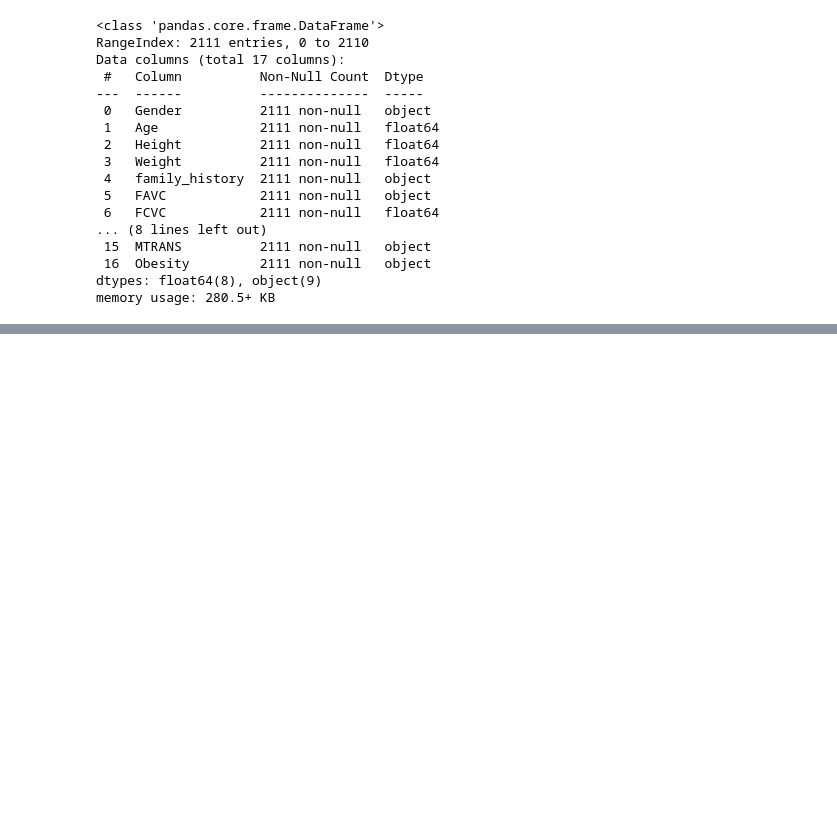
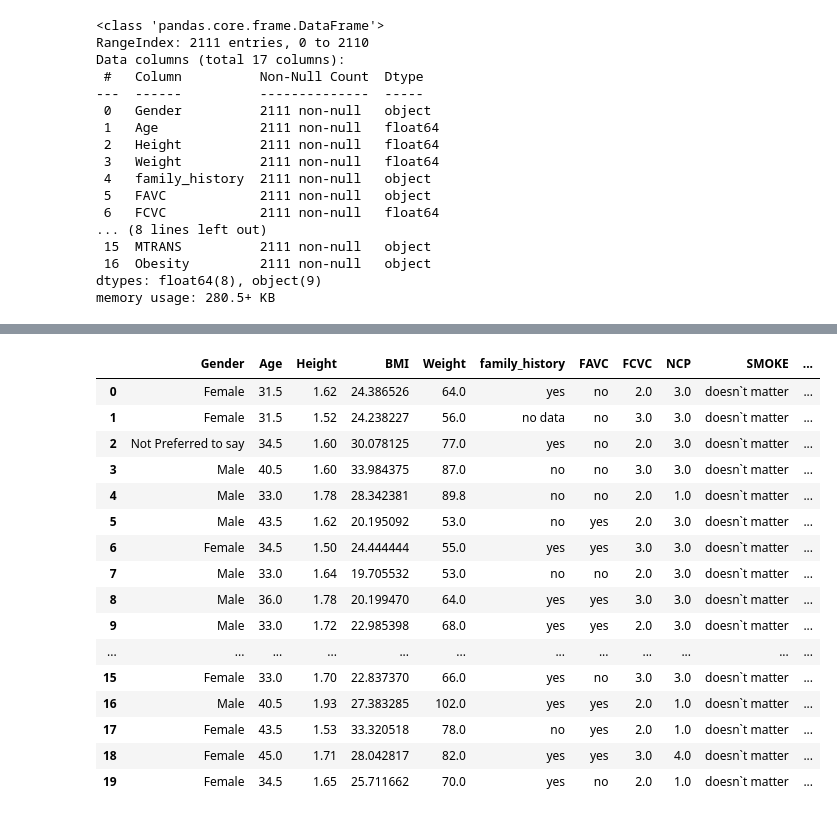
Before and after one commit to MANOJREDDY22KAKI/sample, a Jupyter notebook: PandasBasics.ipynb, the cells around one changed output, grey strips where cells are left out. Saved outputs shown, nothing was run; the diff lists cells and outputs as text; code cells hidden in the pictures; blank space fills up the shorter version.

```diff
--- a/PandasBasics.ipynb
+++ b/PandasBasics.ipynb
@@ -161,0 +566,3 @@ memory usage: 280.5+ KB
+# %%
+obesity_data['Age'] *= 2
+obesity_data.head()
@@ -161,0 +576,4 @@ memory usage: 280.5+ KB
+# %%
+import numpy as np
+obesity_data['New Age Category'] = np.where(obesity_data['Age']<33, 'Very Young', 'Not So Young')
+obesity_data.head()
@@ -161,0 +587,4 @@ memory usage: 280.5+ KB
+# %%
+BMI = obesity_data['Weight'] / (obesity_data['Height'] ** 2)
+obesity_data.insert(3, 'BMI', BMI)
+obesity_data.head()
@@ -161,0 +598,2 @@ memory usage: 280.5+ KB
+# %%
+obesity_data.drop(columns=['New Age Category'], inplace=True)
@@ -161,0 +611,20 @@ memory usage: 280.5+ KB
+# %%
+obesity_data.head(20)
+# %% [output]
+|  | Gender | Age | Height | BMI | Weight | family_history | FAVC | FCVC | NCP | SMOKE | ... |
+| 0 | Female | 31.5 | 1.62 | 24.386526 | 64.0 | yes | no | 2.0 | 3.0 | doesn`t matter | ... |
+| 1 | Female | 31.5 | 1.52 | 24.238227 | 56.0 | no data | no | 3.0 | 3.0 | doesn`t matter | ... |
+| 2 | Not Preferred to say | 34.5 | 1.60 | 30.078125 | 77.0 | yes | no | 2.0 | 3.0 | doesn`t matter | ... |
+| 3 | Male | 40.5 | 1.60 | 33.984375 | 87.0 | no | no | 3.0 | 3.0 | doesn`t matter | ... |
+| 4 | Male | 33.0 | 1.78 | 28.342381 | 89.8 | no | no | 2.0 | 1.0 | doesn`t matter | ... |
+| 5 | Male | 43.5 | 1.62 | 20.195092 | 53.0 | no | yes | 2.0 | 3.0 | doesn`t matter | ... |
+| 6 | Female | 34.5 | 1.50 | 24.444444 | 55.0 | yes | yes | 3.0 | 3.0 | doesn`t matter | ... |
+| 7 | Male | 33.0 | 1.64 | 19.705532 | 53.0 | no | no | 2.0 | 3.0 | doesn`t matter | ... |
+| 8 | Male | 36.0 | 1.78 | 20.199470 | 64.0 | yes | yes | 3.0 | 3.0 | doesn`t matter | ... |
+| 9 | Male | 33.0 | 1.72 | 22.985398 | 68.0 | yes | yes | 2.0 | 3.0 | doesn`t matter | ... |
+| ... | ... | ... | ... | ... | ... | ... | ... | ... | ... | ... | ... |
+| 15 | Female | 33.0 | 1.70 | 22.837370 | 66.0 | yes | no | 3.0 | 3.0 | doesn`t matter | ... |
+| 16 | Male | 40.5 | 1.93 | 27.383285 | 102.0 | yes | yes | 2.0 | 1.0 | doesn`t matter | ... |
+| 17 | Female | 43.5 | 1.53 | 33.320518 | 78.0 | no | yes | 2.0 | 1.0 | doesn`t matter | ... |
+| 18 | Female | 45.0 | 1.71 | 28.042817 | 82.0 | yes | yes | 3.0 | 4.0 | doesn`t matter | ... |
+| 19 | Female | 34.5 | 1.65 | 25.711662 | 70.0 | yes | no | 2.0 | 1.0 | doesn`t matter | ... |
```
Also changed, not shown: parts of 73 cells of this notebook, 1 other file.
